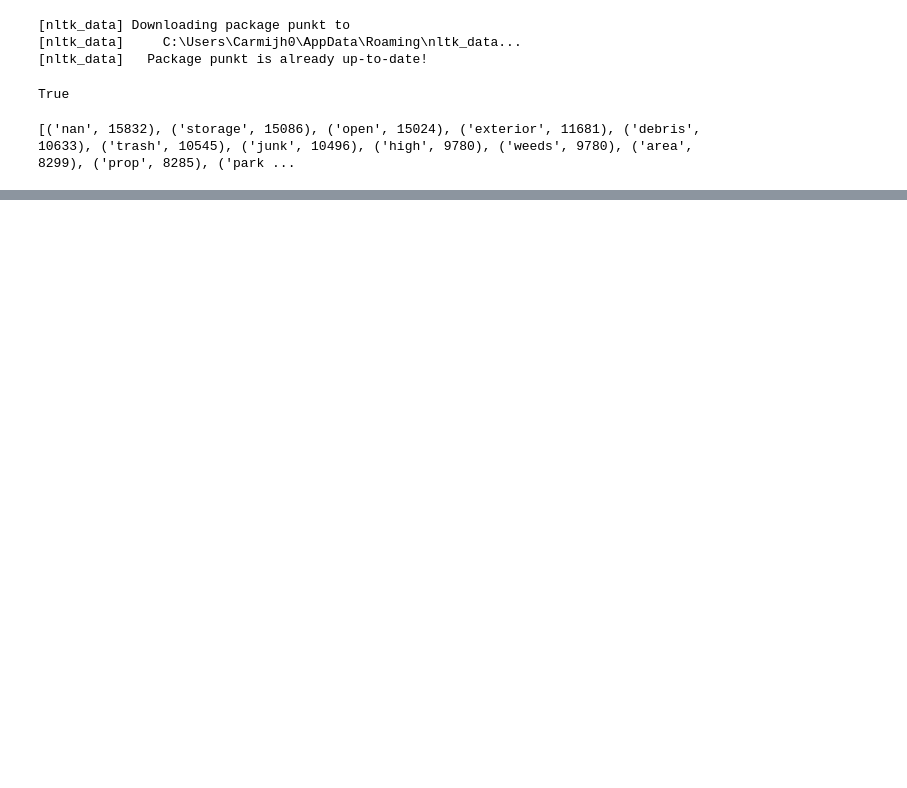
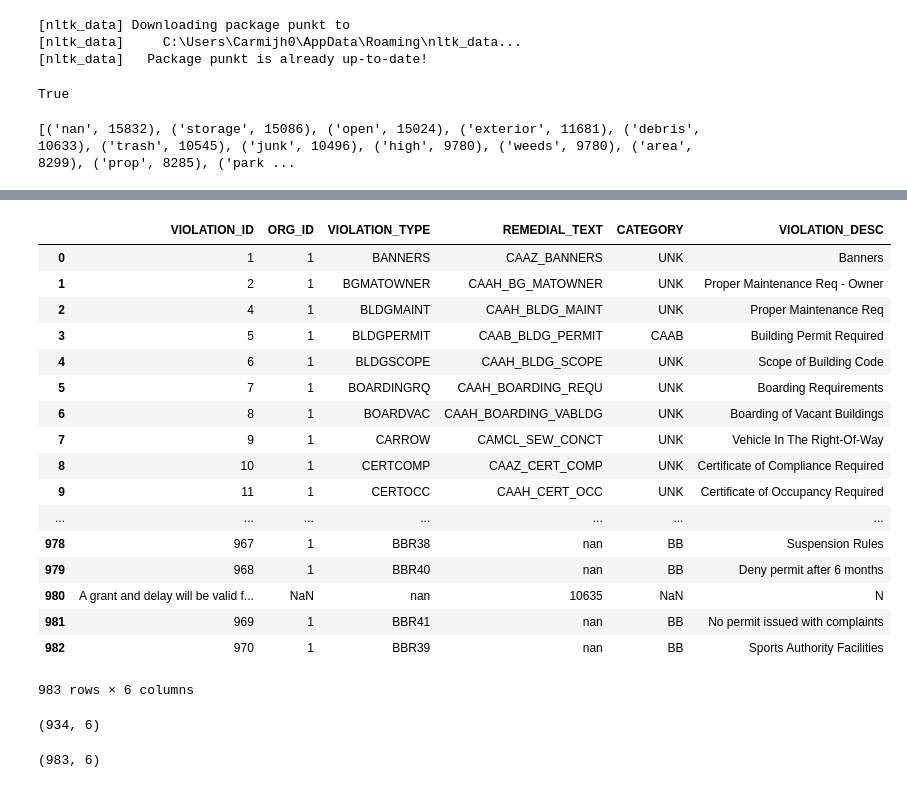
Before and after one commit to DataScienceBS/data-question-2-tornado-bombers, a Jupyter notebook: Metro Data.ipynb, the cells around one changed output, grey strips where cells are left out. Saved outputs shown, nothing was run; the diff lists cells and outputs as text; code cells hidden in the pictures; blank space fills up the shorter version.

Commit message:
preparing to join

```diff
--- a/Metro Data.ipynb
+++ b/Metro Data.ipynb
@@ -141,0 +203,5 @@ prop_raw.head(5)
+# %%
+#Converting everything to strings so we can interarte over both columns.
+
+codes.VIOLATION_TYPE = codes.VIOLATION_TYPE.astype(str)
+codes.REMEDIAL_TEXT = codes.REMEDIAL_TEXT.astype(str)
@@ -141,0 +302,37 @@ prop_raw.head(5)
+# %%
+#delimeter by "," within the 'VIOLATIONS_DESC' column
+
+s1 = codes['VIOLATION_DESC'].str.split(',', expand=True).stack().str.strip().reset_index(level=1, drop=True)
+t = pd.concat([s1], axis=1, keys=['VIOLATION_DESC'])
+new_codes = codes.drop(['VIOLATION_DESC'], axis=1).join(t).reset_index(drop=True)
+# %%
+new_codes
+# %% [output]
+|  | VIOLATION_ID | ORG_ID | VIOLATION_TYPE | REMEDIAL_TEXT | CATEGORY | VIOLATION_DESC |
+| 0 | 1 | 1 | BANNERS | CAAZ_BANNERS | UNK | Banners |
+| 1 | 2 | 1 | BGMATOWNER | CAAH_BG_MATOWNER | UNK | Proper Maintenance Req - Owner |
+| 2 | 4 | 1 | BLDGMAINT | CAAH_BLDG_MAINT | UNK | Proper Maintenance Req |
+| 3 | 5 | 1 | BLDGPERMIT | CAAB_BLDG_PERMIT | CAAB | Building Permit Required |
+| 4 | 6 | 1 | BLDGSCOPE | CAAH_BLDG_SCOPE | UNK | Scope of Building Code |
+| 5 | 7 | 1 | BOARDINGRQ | CAAH_BOARDING_REQU | UNK | Boarding Requirements |
+| 6 | 8 | 1 | BOARDVAC | CAAH_BOARDING_VABLDG | UNK | Boarding of Vacant Buildings |
+| 7 | 9 | 1 | CARROW | CAMCL_SEW_CONCT | UNK | Vehicle In The Right-Of-Way |
+| 8 | 10 | 1 | CERTCOMP | CAAZ_CERT_COMP | UNK | Certificate of Compliance Required |
+| 9 | 11 | 1 | CERTOCC | CAAH_CERT_OCC | UNK | Certificate of Occupancy Required |
+| ... | ... | ... | ... | ... | ... | ... |
+| 978 | 967 | 1 | BBR38 | nan | BB | Suspension Rules |
+| 979 | 968 | 1 | BBR40 | nan | BB | Deny permit after 6 months |
+| 980 | A grant and delay will be valid f... | NaN | nan | 10635 | NaN | N |
+| 981 | 969 | 1 | BBR41 | nan | BB | No permit issued with complaints |
+| 982 | 970 | 1 | BBR39 | nan | BB | Sports Authority Facilities |
+983 rows × 6 columns
+# %%
+#comparison of rows of between before and after separating by "," within the "VIOLATION_DESC" column.
+
+codes.shape
+# %% [output]
+(934, 6)
+# %%
+new_codes.shape
+# %% [output]
+(983, 6)
```
Also changed, not shown: parts of 11 cells of this notebook.
